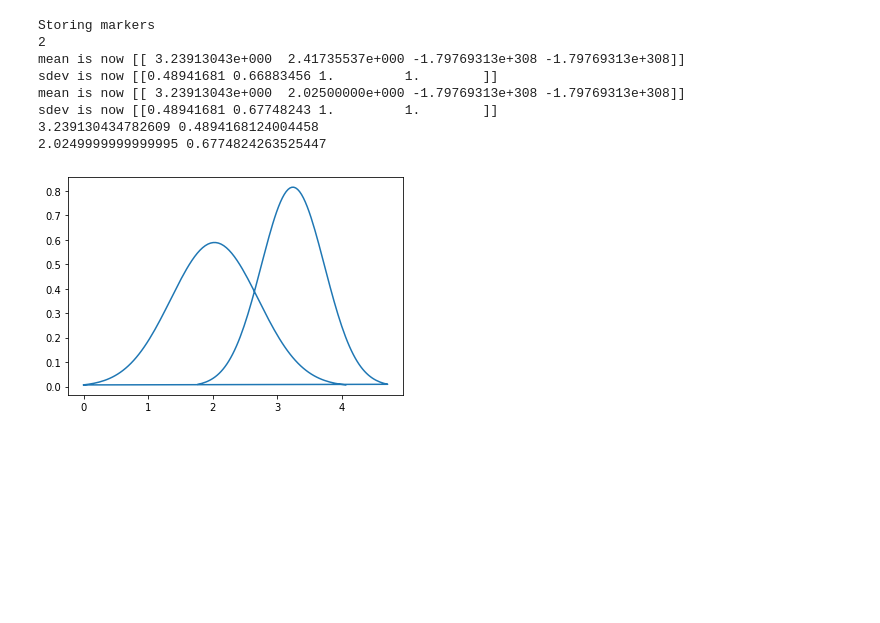
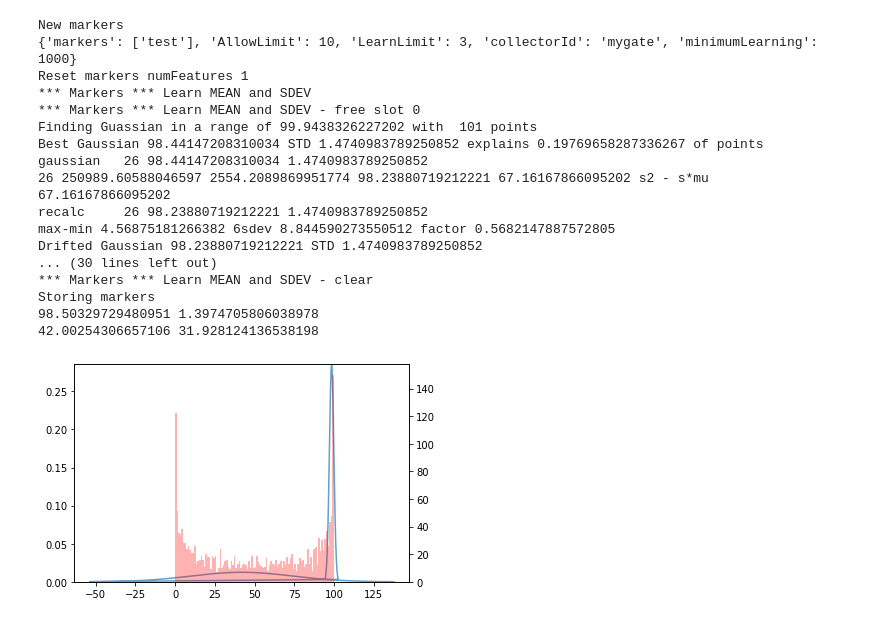
Before and after one commit to davidhadas/Guard, a Jupyter notebook: Notebooks/Markers.ipynb, the cells around one changed output. Drawn from its saved outputs; the diff is of its cells as text; code cells hidden in the pictures; blank space fills up the shorter version.

```diff
--- a/Notebooks/Markers.ipynb
+++ b/Notebooks/Markers.ipynb
@@ -34,29 +137,61 @@ sdev is now [[0.48941681 0.66883456 1.         1.        ]]
 # %%
-status = {}
-m.crdstore(status)
-s = status["markers"]["test"]
-print(len(s.keys()))
-m.crdload(status)
+m = Markers.Markers({
+        "markers": ["test"]
+      , "AllowLimit": 10
+      , "LearnLimit": 3
+      , "collectorId": "mygate"
+      , "minimumLearning": 1000
+})
+
+points = []
+
+for i in range(2000):
+    #points.append(random.gauss(100, 1))
+    points.append(100*random.betavariate(0.5, 0.5))
+
+for p in points:
+    m.assess( {"markers": [p]})
+    m.learn()
 
 allx = []
 ally = []
-for i in range(len(s.keys())):
-    mu = m.mean[0][i]
-    sigma = m.sdev[0][i]
+status = {}
+m.crdstore(status)
+for key,val in status["markers"]["test"].items():
+    #print(val)
+    mu = val["s"]/val["c"]
+    sigma = math.sqrt(val["s2"] / val["c"] - mu ** 2)
     print(mu, sigma)
+    x = np.linspace(mu - 3*sigma, mu + 3*sigma, 1000)
+    allx.extend(x.tolist())
+    y = norm.pdf(x, mu, sigma)
+    ally.extend(y.tolist())
 
-    x = np.linspace(mu - 3*sigma, mu + 3*sigma, 100)
-    allx.extend(x.tolist())
-    ally.extend(norm.pdf(x, mu, sigma).tolist())
-plt.plot(allx, ally)
+
+fig, ax = plt.subplots()
+ax2 = ax.twinx()
+ax2.set_yscale('linear')
+ax2.hist(points, 100,  color='red', alpha=0.3)
+
+ax.plot(allx, ally,  alpha=0.7)
+ax.set_ylim([0, max(ally)])
 plt.show()
 # %% [output]
+New markers
+{'markers': ['test'], 'AllowLimit': 10, 'LearnLimit': 3, 'collectorId': 'mygate', 'minimumLearning': 1000}
+Reset markers numFeatures 1
+*** Markers *** Learn MEAN and SDEV
+*** Markers *** Learn MEAN and SDEV - free slot 0
+Finding Guassian in a range of 99.9438326227202 with  101 points
+Best Gaussian 98.44147208310034 STD 1.4740983789250852 explains 0.19769658287336267 of points
+gaussian   26 98.44147208310034 1.4740983789250852
+26 250989.60588046597 2554.2089869951774 98.23880719212221 67.16167866095202 s2 - s*mu 67.16167866095202
+recalc     26 98.23880719212221 1.4740983789250852
+max-min 4.56875181266382 6sdev 8.844590273550512 factor 0.5682147887572805
+Drifted Gaussian 98.23880719212221 STD 1.4740983789250852
+... (30 lines left out)
+*** Markers *** Learn MEAN and SDEV - clear
 Storing markers
-2
-mean is now [[ 3.23913043e+000  2.41735537e+000 -1.79769313e+308 -1.79769313e+308]]
-sdev is now [[0.48941681 0.66883456 1.         1.        ]]
-mean is now [[ 3.23913043e+000  2.02500000e+000 -1.79769313e+308 -1.79769313e+308]]
-sdev is now [[0.48941681 0.67748243 1.         1.        ]]
-3.239130434782609 0.4894168124004458
-2.0249999999999995 0.6774824263525447
+98.50329729480951 1.3974705806038978
+42.00254306657106 31.928124136538198
-[figure, old version]
+[figure, new version]
```
Also changed, not shown: parts of 6 cells of this notebook, 8 other files.
